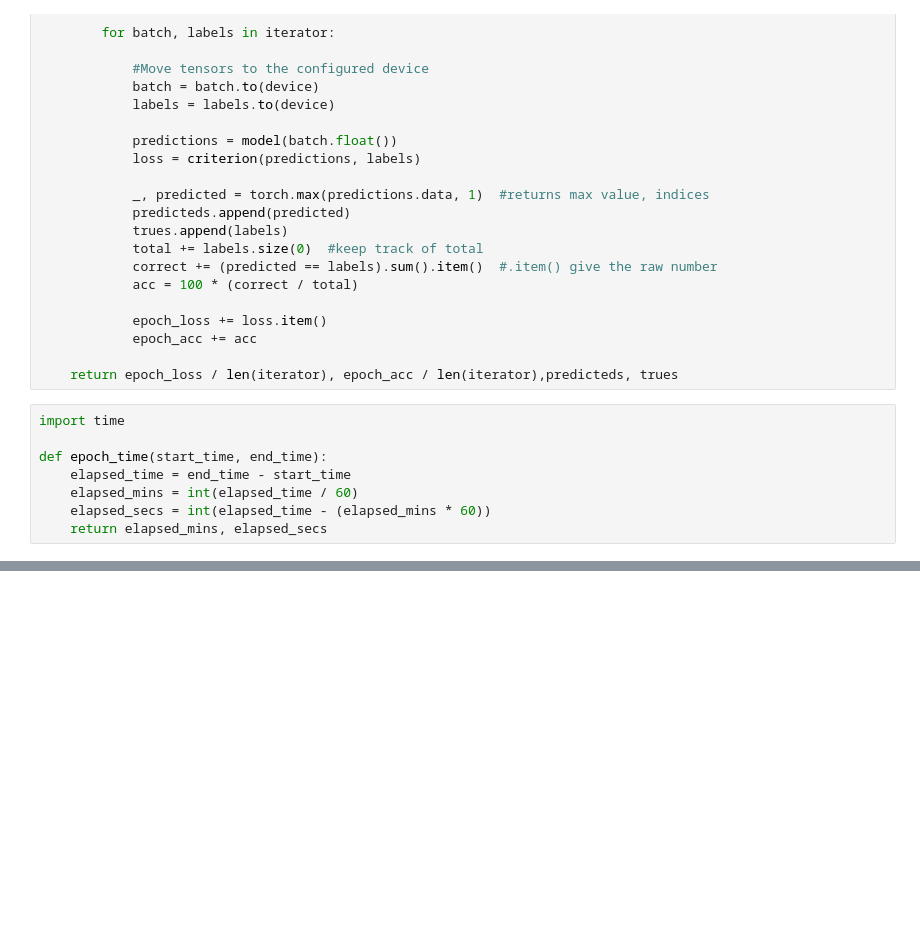
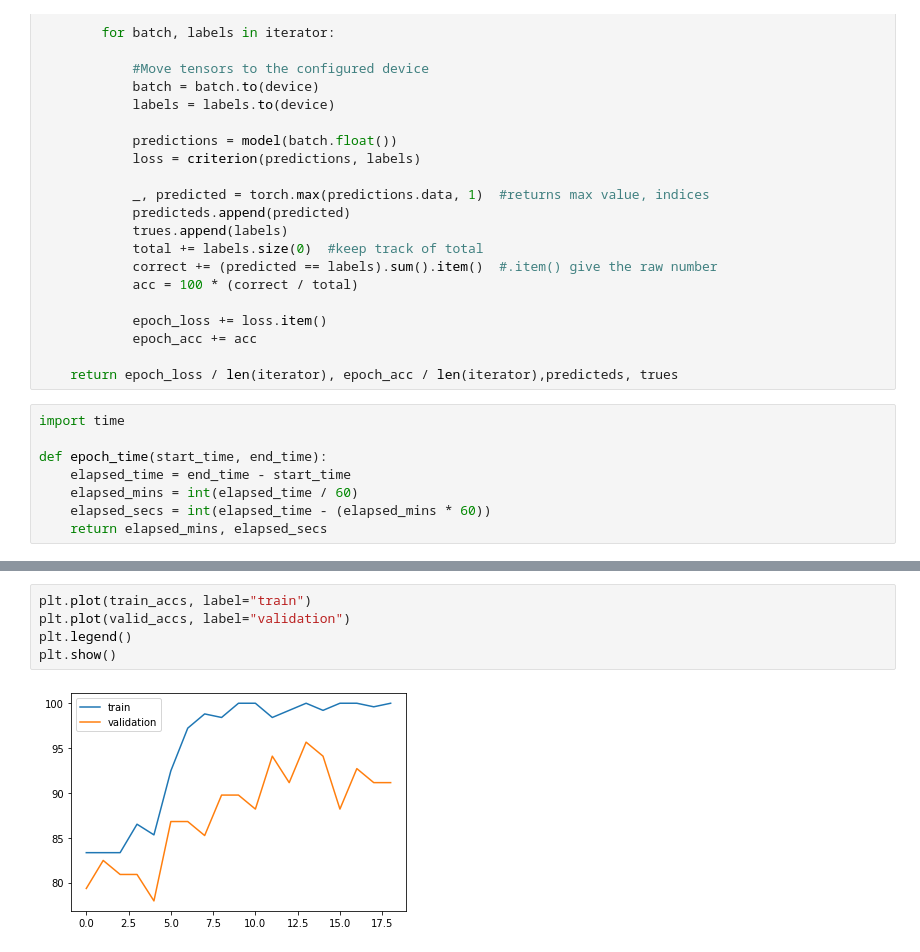
Before and after one commit to zMaxKunGz/CP-DSAI-Project-EEG, a Jupyter notebook: Test_eeg_game.ipynb, the cells around one changed output, grey strips where cells are left out. Saved outputs shown, nothing was run; the diff lists cells and outputs as text; blank space fills up the shorter version.

```diff
--- a/Test_eeg_game.ipynb
+++ b/Test_eeg_game.ipynb
@@ -740,0 +749,7 @@ Epoch: 10 | Epoch Time: 0m 0s
+# %%
+plt.plot(train_accs, label="train")
+plt.plot(valid_accs, label="validation")
+plt.legend()
+plt.show()
+# %% [output]
+[figure, added]
```
Also changed, not shown: parts of 33 cells of this notebook, 1 other file.
